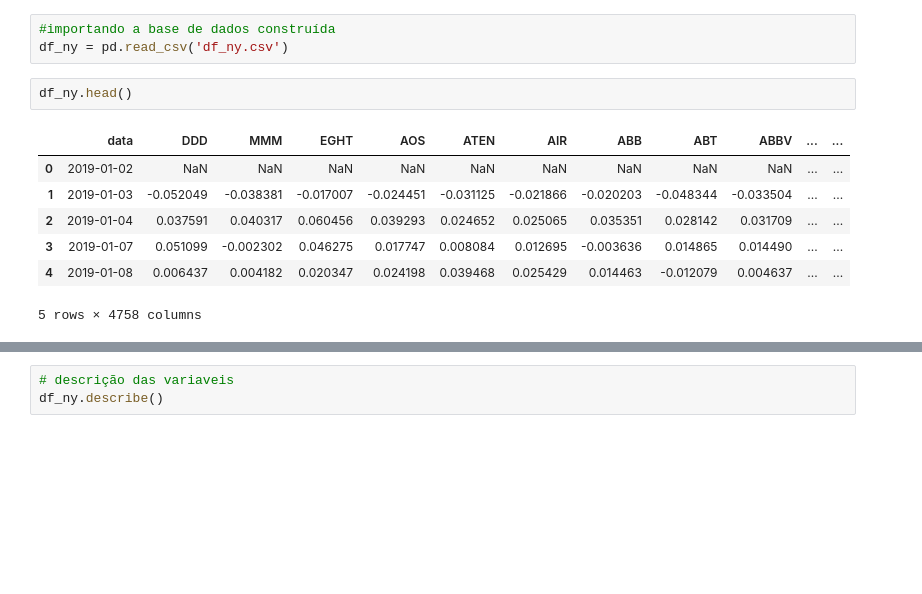
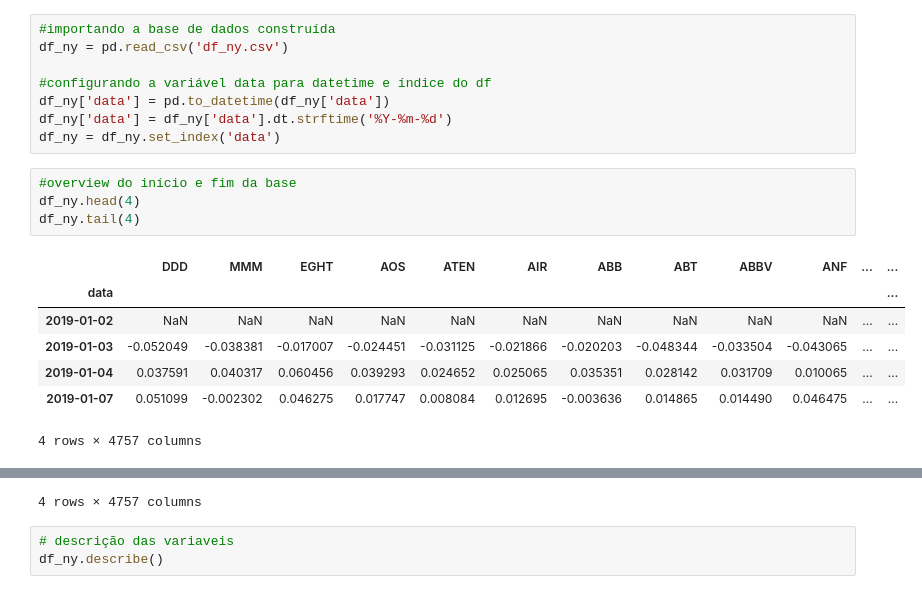
Before and after one commit to alinef29/Pratica-Ciencia-Dados, a Jupyter notebook: Projeto-2/EDA.ipynb, the cells around one changed output, grey strips where cells are left out. Drawn from its saved outputs; the diff is of its cells as text; blank space fills up the shorter version.

```diff
--- a/Projeto-2/EDA.ipynb
+++ b/Projeto-2/EDA.ipynb
@@ -42,13 +200,20 @@ df_b.describe()
 # %%
 #importando a base de dados construída
 df_ny = pd.read_csv('df_ny.csv')
+
+#configurando a variável data para datetime e índice do df
+df_ny['data'] = pd.to_datetime(df_ny['data'])
+df_ny['data'] = df_ny['data'].dt.strftime('%Y-%m-%d')
+df_ny = df_ny.set_index('data')
-# %%
-df_ny.head()
-# %% [output]
-|  | data | DDD | MMM | EGHT | AOS | ATEN | AIR | ABB | ABT | ABBV | ... | ... |
-| 0 | 2019-01-02 | NaN | NaN | NaN | NaN | NaN | NaN | NaN | NaN | NaN | ... | ... |
-| 1 | 2019-01-03 | -0.052049 | -0.038381 | -0.017007 | -0.024451 | -0.031125 | -0.021866 | -0.020203 | -0.048344 | -0.033504 | ... | ... |
-| 2 | 2019-01-04 | 0.037591 | 0.040317 | 0.060456 | 0.039293 | 0.024652 | 0.025065 | 0.035351 | 0.028142 | 0.031709 | ... | ... |
-| 3 | 2019-01-07 | 0.051099 | -0.002302 | 0.046275 | 0.017747 | 0.008084 | 0.012695 | -0.003636 | 0.014865 | 0.014490 | ... | ... |
-| 4 | 2019-01-08 | 0.006437 | 0.004182 | 0.020347 | 0.024198 | 0.039468 | 0.025429 | 0.014463 | -0.012079 | 0.004637 | ... | ... |
-5 rows × 4758 columns
+# %%
+#overview do início e fim da base
+df_ny.head(4)
+df_ny.tail(4)
+# %% [output]
+|  | DDD | MMM | EGHT | AOS | ATEN | AIR | ABB | ABT | ABBV | ANF | ... | ... |
+| data |  |  |  |  |  |  |  |  |  |  |  | ... |
+| 2019-01-02 | NaN | NaN | NaN | NaN | NaN | NaN | NaN | NaN | NaN | NaN | ... | ... |
+| 2019-01-03 | -0.052049 | -0.038381 | -0.017007 | -0.024451 | -0.031125 | -0.021866 | -0.020203 | -0.048344 | -0.033504 | -0.043065 | ... | ... |
+| 2019-01-04 | 0.037591 | 0.040317 | 0.060456 | 0.039293 | 0.024652 | 0.025065 | 0.035351 | 0.028142 | 0.031709 | 0.010065 | ... | ... |
+| 2019-01-07 | 0.051099 | -0.002302 | 0.046275 | 0.017747 | 0.008084 | 0.012695 | -0.003636 | 0.014865 | 0.014490 | 0.046475 | ... | ... |
+4 rows × 4757 columns
@@ -55,3 +226,4 @@ df_ny.head()
+4 rows × 4757 columns
 # %%
 # descrição das variaveis
 df_ny.describe()
```
Also changed, not shown: parts of 30 cells of this notebook, 1 other file.
